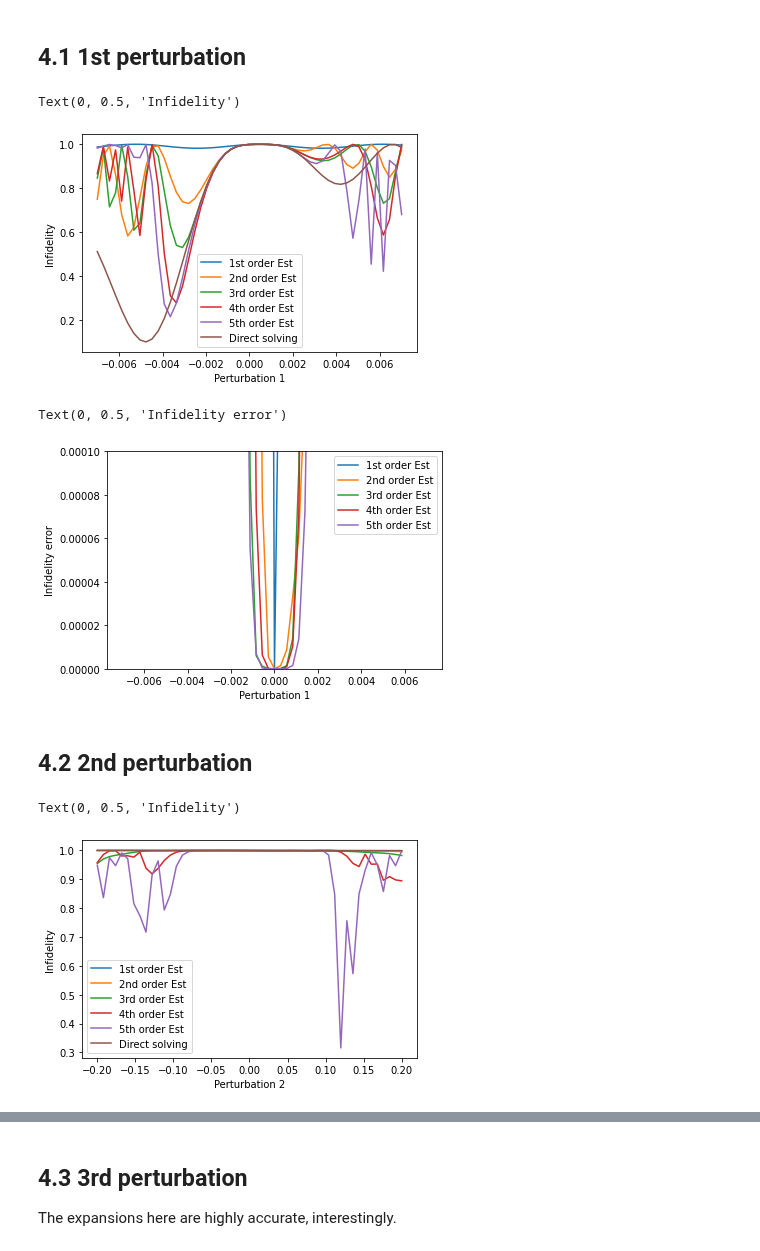
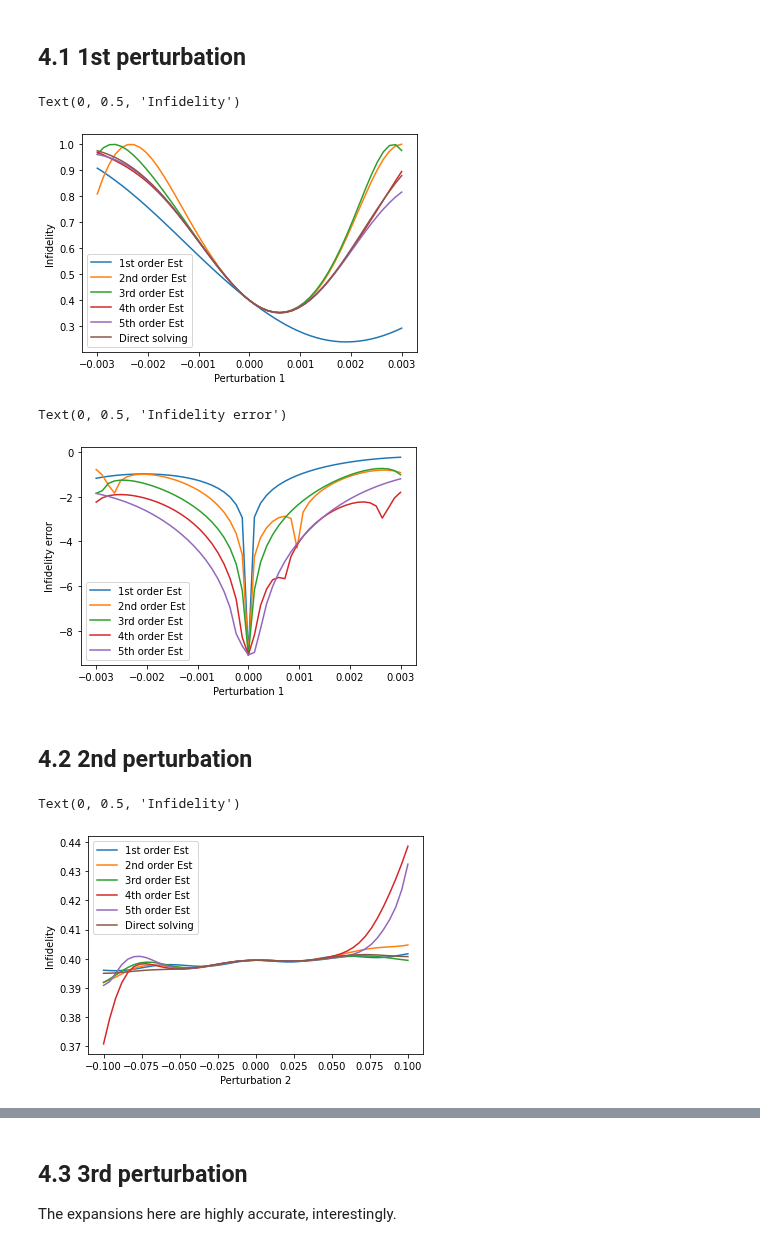
Before and after one commit to DanPuzzuoli/multivariable_dyson_magnus, a Jupyter notebook: notebooks/magnus_objective.ipynb, the cells around one changed output, grey strips where cells are left out. Cells and saved outputs as stored; diff of their text form; code cells hidden in the pictures.

```diff
--- a/notebooks/magnus_objective.ipynb
+++ b/notebooks/magnus_objective.ipynb
@@ -181,14 +181,12 @@ def ode_infidelity(control_params, model_params):
         control_signal * Array(c6)
     ]
 
-    solver_copy = solver.copy()
-    solver_copy.signals = signals
-
-    results = solver_copy.solve(
+    results = solver.solve(
         t_span=[0,T],
         y0=np.eye(dim),
-        atol=1e-10,
-        rtol=1e-10,
+        signals=signals,
+        atol=1e-12,
+        rtol=1e-12,
         method='jax_odeint'
     )
 
@@ -236,8 +234,8 @@ def compute_1d_perturbation_comparison(
         expansion_order=max_magnus_order,
         generator=generator,
         integration_method='jax_odeint',
-        rtol=1e-10,
-        atol=1e-10
+        rtol=1e-12,
+        atol=1e-12
     )
     term_labels = results.perturbation_results.expansion_labels
     perturbation_terms = results.perturbation_results.expansion_terms
@@ -280,7 +278,7 @@ rand_control_params = 10. * np.random.rand(2, cheb_order + 1)
 # %% [markdown]
 ## 4.1 1st perturbation
 # %%
-perturb1_vals = jnp.linspace(-0.007, 0.007, 51)
+perturb1_vals = jnp.linspace(-0.003, 0.003, 51)
 
 perturb1_results = compute_1d_perturbation_comparison(
     rand_control_params,
@@ -303,27 +301,26 @@ plt.xlabel('Perturbation 1')
 plt.ylabel('Infidelity')
 # %% [output]
 Text(0, 0.5, 'Infidelity')
-[figure, old version]
+[figure, new version]
 # %%
 # error plot
-errors1 = [np.abs(np.array(perturb1_results[1][k]) - np.array(perturb1_results[0])) for k in range(5)]
+errors1 = [np.log10(np.abs(np.array(perturb1_results[1][k]) - np.array(perturb1_results[0]))) for k in range(5)]
 
 plt.plot(perturb1_vals, errors1[0],label='1st order Est')
 plt.plot(perturb1_vals, errors1[1],label='2nd order Est')
 plt.plot(perturb1_vals, errors1[2],label='3rd order Est')
 plt.plot(perturb1_vals, errors1[3],label='4th order Est')
 plt.plot(perturb1_vals, errors1[4],label='5th order Est')
 plt.legend()
-plt.ylim(0, 1e-4)
 plt.xlabel('Perturbation 1')
 plt.ylabel('Infidelity error')
 # %% [output]
 Text(0, 0.5, 'Infidelity error')
-[figure, old version]
+[figure, new version]
 # %% [markdown]
 ## 4.2 2nd perturbation
 # %%
-perturb2_vals = jnp.linspace(-0.2, 0.2, 51)
+perturb2_vals = jnp.linspace(-0.1, 0.1, 51)
 
 perturb2_results = compute_1d_perturbation_comparison(
     rand_control_params,
@@ -346,7 +343,7 @@ plt.xlabel('Perturbation 2')
 plt.ylabel('Infidelity')
 # %% [output]
 Text(0, 0.5, 'Infidelity')
-[figure, old version]
+[figure, new version]
 # %%
 # error plot
 errors2 = [
```
Also changed, not shown: parts of 11 cells of this notebook, 1 other file.
